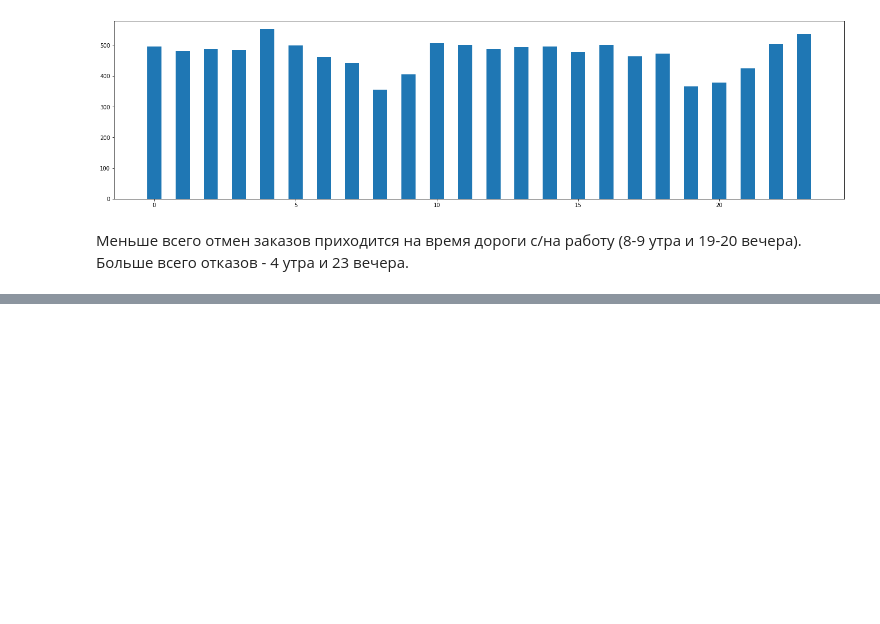
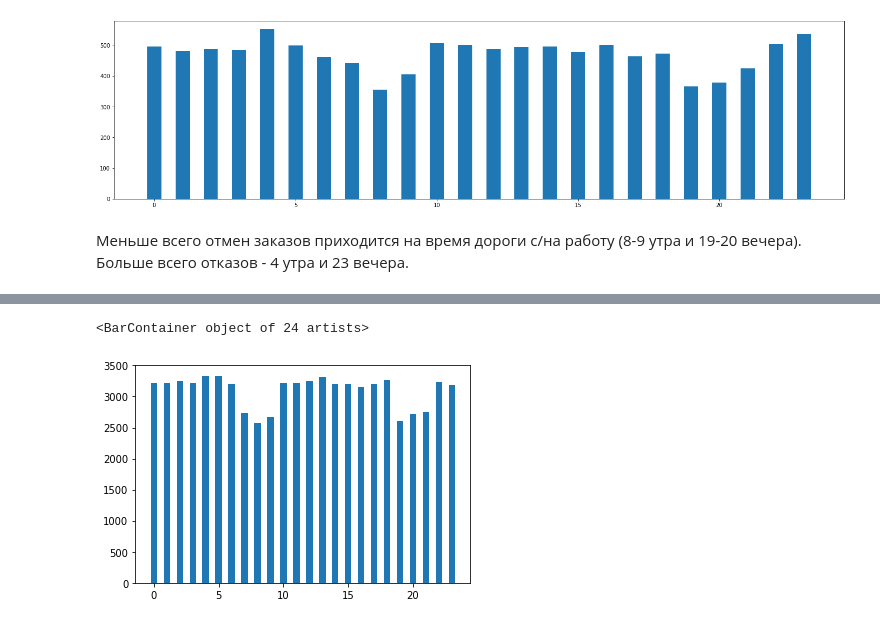
Before and after one commit to Alex-ander-Verte/Home_works_DAU-33, a Jupyter notebook: ABT-14/ABT_14,_DAU_33,_Вертелецкая,_Анализ_учебного_датасета.ipynb, the cells around one changed output, grey strips where cells are left out. Drawn from its saved outputs; the diff is of its cells as text; code cells hidden in the pictures; blank space fills up the shorter version.

```diff
--- a/ABT-14/ABT_14,_DAU_33,_Вертелецкая,_Анализ_учебного_датасета.ipynb
+++ b/ABT-14/ABT_14,_DAU_33,_Вертелецкая,_Анализ_учебного_датасета.ipynb
@@ -412,0 +519,7 @@ plt.bar(df_hour_cancel.index, height=df_hour_cancel.user_id, width=0.5)
+# %%
+# Столбчатая диаграмма для часа заказа
+#pd.pivot_table(df_hour_order, index='hour', values='order_made', aggfunc='count')
+plt.bar(pd.pivot_table(df_hour_order, index='hour', values='order_made', aggfunc='count').index, height=pd.pivot_table(df_hour_order, index='hour', values='order_made', aggfunc='count').order_made, width=0.5)
+# %% [output]
+<BarContainer object of 24 artists>
+[figure, added]
```
Also changed, not shown: parts of 36 cells of this notebook.
